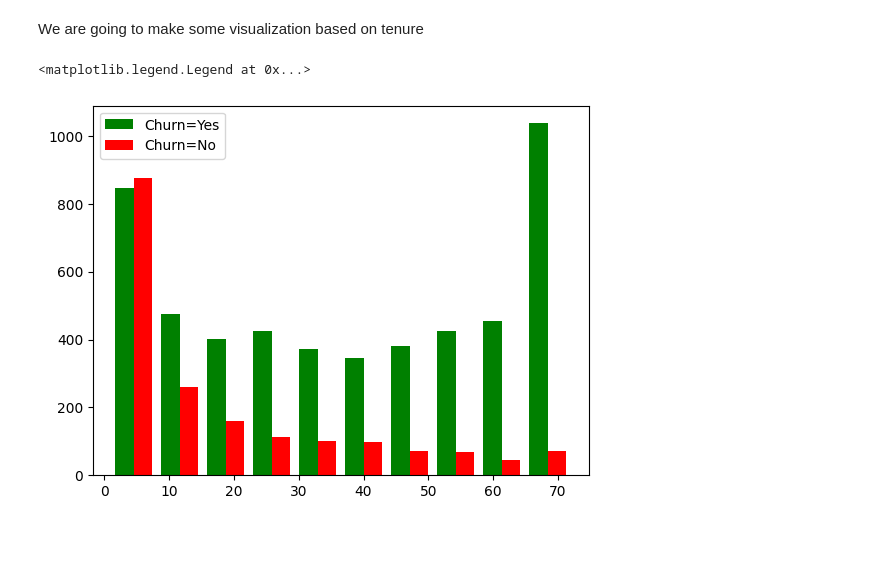
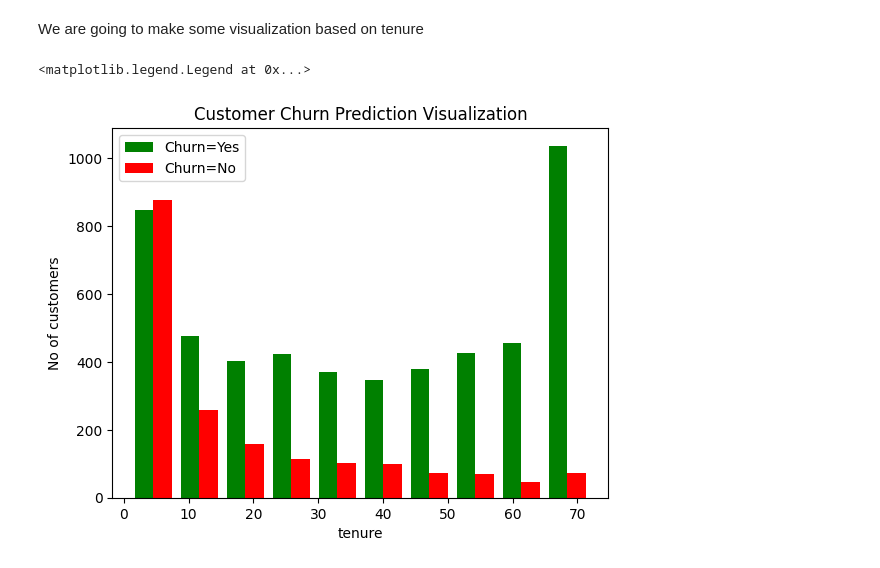
Before and after one commit to gulshan0201/ANN_Project, a Jupyter notebook: main.ipynb, the cells around one changed output. Drawn from its saved outputs; the diff is of its cells as text; code cells hidden in the pictures; blank space fills up the shorter version.

```diff
--- a/main.ipynb
+++ b/main.ipynb
@@ -141,9 +141,13 @@ We are going to make some visualization based on tenure
 # %%
 tenure_crunch_no = df1[df1.Churn=='No'].tenure
 tenure_crunch_yes = df1[df1.Churn=='Yes'].tenure
 
+plt.xlabel("tenure")
+plt.ylabel("No of customers")
+plt.title("Customer Churn Prediction Visualization")
+
 plt.hist([tenure_crunch_no, tenure_crunch_yes], color=['green','red'], label=['Churn=Yes', 'Churn=No'])
 plt.legend()
 # %% [output]
 <matplotlib.legend.Legend at 0x...>
-[figure, old version]
+[figure, new version]
```
